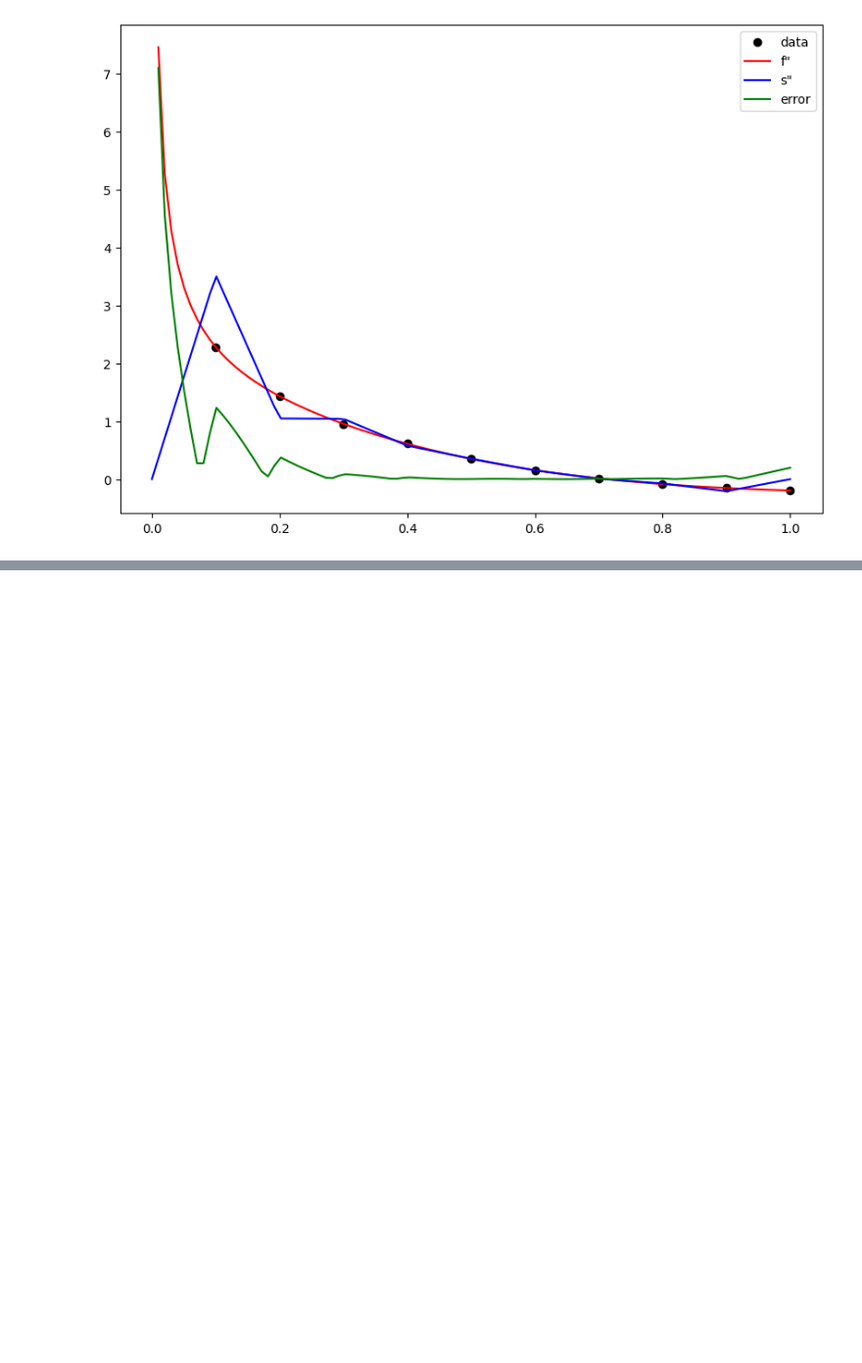
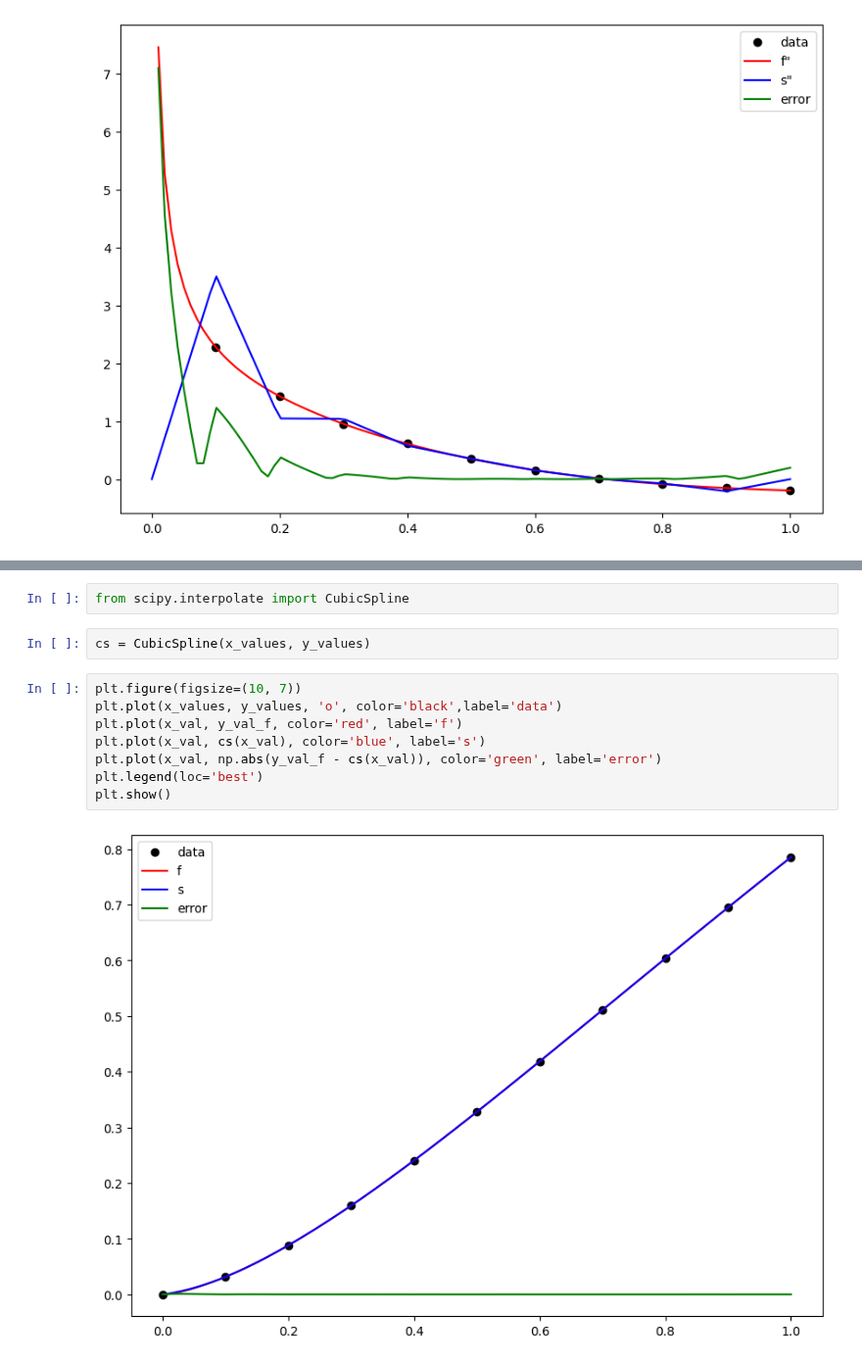
Before and after one commit to pooyanosk1382/numericalAnalysis, a Jupyter notebook: Spline.ipynb, the cells around one changed output, grey strips where cells are left out. Shown at 98% size. Cells and saved outputs as stored; diff of their text form; blank space fills up the shorter version.

Commit message:
spline

```diff
--- a/Spline.ipynb
+++ b/Spline.ipynb
@@ -143,0 +145,14 @@ plt.show()
+# %%
+from scipy.interpolate import CubicSpline
+# %%
+cs = CubicSpline(x_values, y_values)
+# %%
+plt.figure(figsize=(10, 7))
+plt.plot(x_values, y_values, 'o', color='black',label='data')
+plt.plot(x_val, y_val_f, color='red', label='f')
+plt.plot(x_val, cs(x_val), color='blue', label='s')
+plt.plot(x_val, np.abs(y_val_f - cs(x_val)), color='green', label='error')
+plt.legend(loc='best')
+plt.show()
+# %% [output]
+[figure, added]
```
Also changed, not shown: parts of 4 cells of this notebook.
